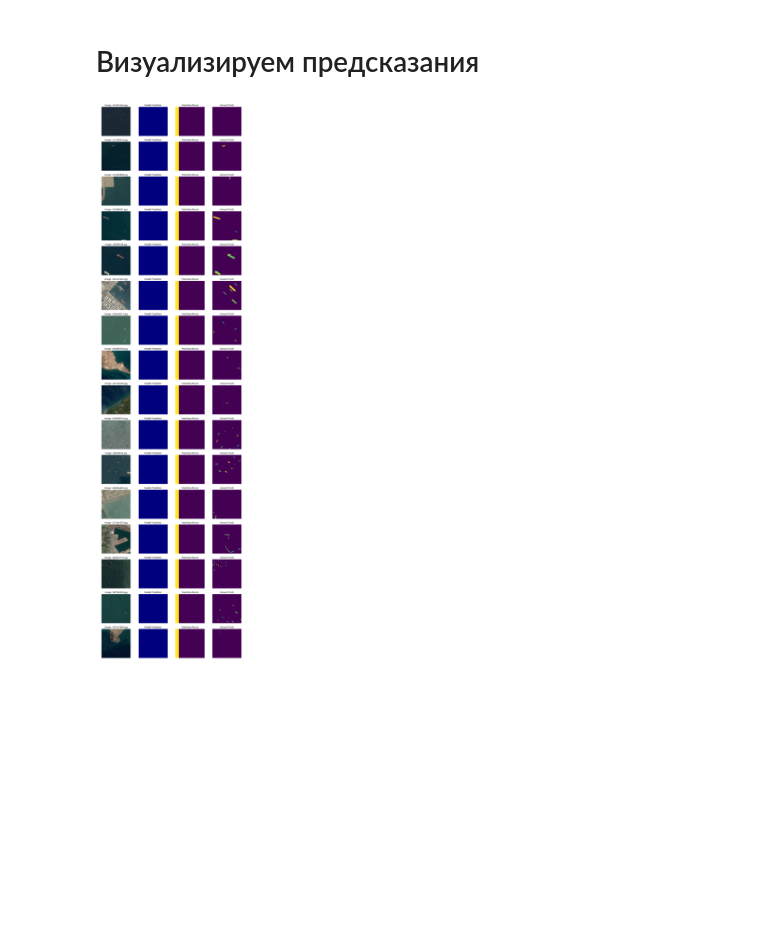
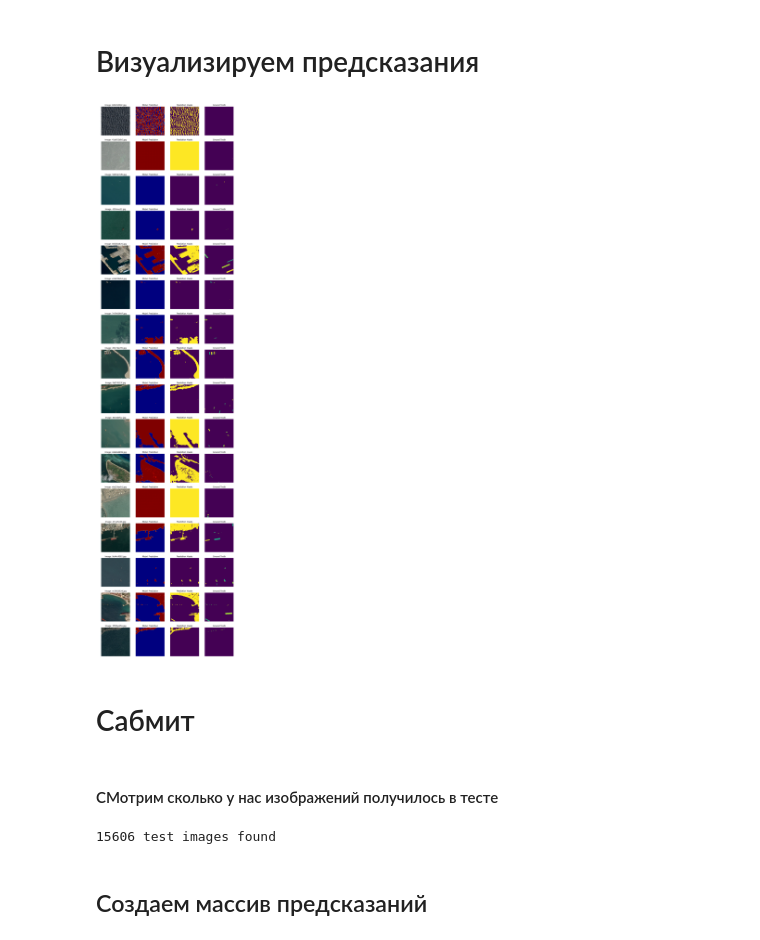
Before and after one commit to dikoobraz87/Airbus, a Jupyter notebook: Airship.ipynb, the cells around one changed output. Drawn from its saved outputs; the diff is of its cells as text; code cells hidden in the pictures; blank space fills up the shorter version.

```diff
--- a/Airship.ipynb
+++ b/Airship.ipynb
@@ -112,7 +112,7 @@ Using TensorFlow backend.
 # %%
 import keras.backend as K
 
-## определяем целевую функцию
+## определяем несколько целевых функций
 
 def IoU(y_true, y_pred, eps=1e-6):
     if np.max(y_true) == 0.0:
@@ -120,6 +120,14 @@ def IoU(y_true, y_pred, eps=1e-6):
     intersection = K.sum(y_true * y_pred, axis=[1,2,3])
     union = K.sum(y_true, axis=[1,2,3]) + K.sum(y_pred, axis=[1,2,3]) - intersection
     return -K.mean( (intersection + eps) / (union + eps), axis=0)
+def dice_coef(y_true, y_pred, smooth=1):
+    intersection = K.sum(y_true * y_pred, axis=[1,2,3])
+    union = K.sum(y_true, axis=[1,2,3]) + K.sum(y_pred, axis=[1,2,3])
+    return K.mean( (2. * intersection + smooth) / (union + smooth), axis=0)
+def dice_p_bce(in_gt, in_pred):
+    return 1e-3*binary_crossentropy(in_gt, in_pred) - dice_coef(in_gt, in_pred)
+def true_positive_rate(y_true, y_pred):
+    return K.sum(K.flatten(y_true)*K.flatten(K.round(y_pred)))/K.sum(y_true)
 # %% [markdown]
 ## Читаем файл с масками, смотрим статистику пустых
 # %%
@@ -233,7 +241,7 @@ def make_image_gen(in_df, batch_size = BATCH_SIZE):
             out_mask += [c_mask]
             if len(out_rgb)>=batch_size: # Когда количество картинок достигает размера бача
                 yield np.stack(out_rgb, 0)/255.0, np.stack(out_mask, 0) ## Возращаем генератор картинок
-               ## out_rgb, out_mask=[], []
+                out_rgb, out_mask=[], []
 # %%
 train_gen = make_image_gen(train_df) ## создаем генератор
 train_x, train_y = next(train_gen) ## Вызываем его первый раз
@@ -603,14 +614,14 @@ Epoch 00010: val_loss improved from -0.00519 to -0.00519, saving model to seg_va
 # u-net тюнингованная
 # %%
 # Будем использовать аугментацию
-data_gen = create_aug_gen(make_image_gen(train_df))
+#data_gen = create_aug_gen(make_image_gen(train_df))
 
 ## Создаем модель
-seg_w_tun = Model(model_type = 'seg_w_tun',  data_gen = data_gen, upsample_func = upsample_conv )
+seg_w_tun = Model(model_type = 'seg_w_tun',  upsample_func = upsample_conv )
 
 ## Компилируем и обучаем
 seg_w_tun.Compile()
-loss_history_tun = seg_w_tun.Fit()
+loss_history_tun = seg_w_tun.Fit(data_gen = create_aug_gen(make_image_gen(train_df)))
 
 ## Загружаем лучшие веса и сохраняем
 weight_path="{}_weights.best.hdf5".format('seg_w_tun')
@@ -729,47 +758,46 @@ ax.set_yscale('log', nonposy='clip')
 # %%
 def raw_prediction(img, path=test_image_dir):
     c_img = imread(os.path.join(path, c_img_name))
-    c_img = c_img[::IMG_SCALING[0], ::IMG_SCALING[1]]
-    c_img = np.expand_dims(c_img, 0)/255.0 ## Заглушка, в метод предикт нужно подавать тензор 4d
-    cur_seg = seg_vanilla.seg_model.predict(c_img)[0]
+    c_img = np.expand_dims(c_img, 0)/255.0
+    cur_seg = seg_w_tun.Predict(c_img)[0]
     return cur_seg, c_img[0]
 
 def smooth(cur_seg):
-    return binary_opening(cur_seg>0.9, np.expand_dims(disk(2), -1)) ## , удаляем шум с изображений
-    ###np.expand_dims(disk(2), -1) создаем массив 5х5 из едениц образующих повернутый 45 квардат и добавляем 3 измерение в него
+    return binary_opening(cur_seg>0.99, np.expand_dims(disk(2), -1))
 
 def predict(img, path=test_image_dir):
     cur_seg, c_img = raw_prediction(img, path=path)
     return smooth(cur_seg), c_img
 
-samples = valid_df.groupby('ships').apply(lambda x: x.sample(1)) ##Группируем валидационные данные по количеству кораблей и
-## бермм по одному примеру из каждоый группы
-fig, m_axs = plt.subplots(samples.shape[0], 4, figsize = (15, 60)) # рисуем n строк по 4 стобца в кадом
+## Get a sample of each group of ship count
+samples = valid_df.groupby('ships').apply(lambda x: x.sample(1))
+fig, m_axs = plt.subplots(samples.shape[0], 4, figsize = (15, samples.shape[0]*4))
 [c_ax.axis('off') for c_ax in m_axs.flatten()]
 
-
-
-for (ax1, ax2, ax3, ax4), c_img_name in zip(m_axs, samples.ImageId.values): ##Берем картинку строим для нее 4 графика
-    first_seg, first_img = raw_prediction(c_img_name, train_image_dir) ## Выдаем предсказанную маску и изображение
-
-    #Само изображение
+for (ax1, ax2, ax3, ax4), c_img_name in zip(m_axs, samples.ImageId.values):
+    first_seg, first_img = raw_prediction(c_img_name, train_image_dir)
     ax1.imshow(first_img)
     ax1.set_title('Image: ' + c_img_name)
-
-    # Пресказание модели
     ax2.imshow(first_seg[:, :, 0], cmap=get_cmap('jet'))
     ax2.set_title('Model Prediction')
-
-    ## Предсказанные маски
     reencoded = masks_as_color(multi_rle_encode(smooth(first_seg)[:, :, 0]))
     ax3.imshow(reencoded)
     ax3.set_title('Prediction Masks')
-
-    #Показываем реальную маску
     ground_truth = masks_as_color(masks.query('ImageId=="{}"'.format(c_img_name))['EncodedPixels'])
     ax4.imshow(ground_truth)
     ax4.set_title('Ground Truth')
 
 fig.savefig('validation.png')
 # %% [output]
-[figure, old version]
+[figure, new version]
+# %% [markdown]
+# Сабмит
+# %% [markdown]
+#### СМотрим сколько у нас изображений получилось в тесте
+# %%
+test_paths = np.array(os.listdir(test_image_dir))
+print(len(test_paths), 'test images found')
+# %% [output]
+15606 test images found
+# %% [markdown]
+## Создаем массив предсказаний
```
Also changed, not shown: parts of 23 cells of this notebook.
